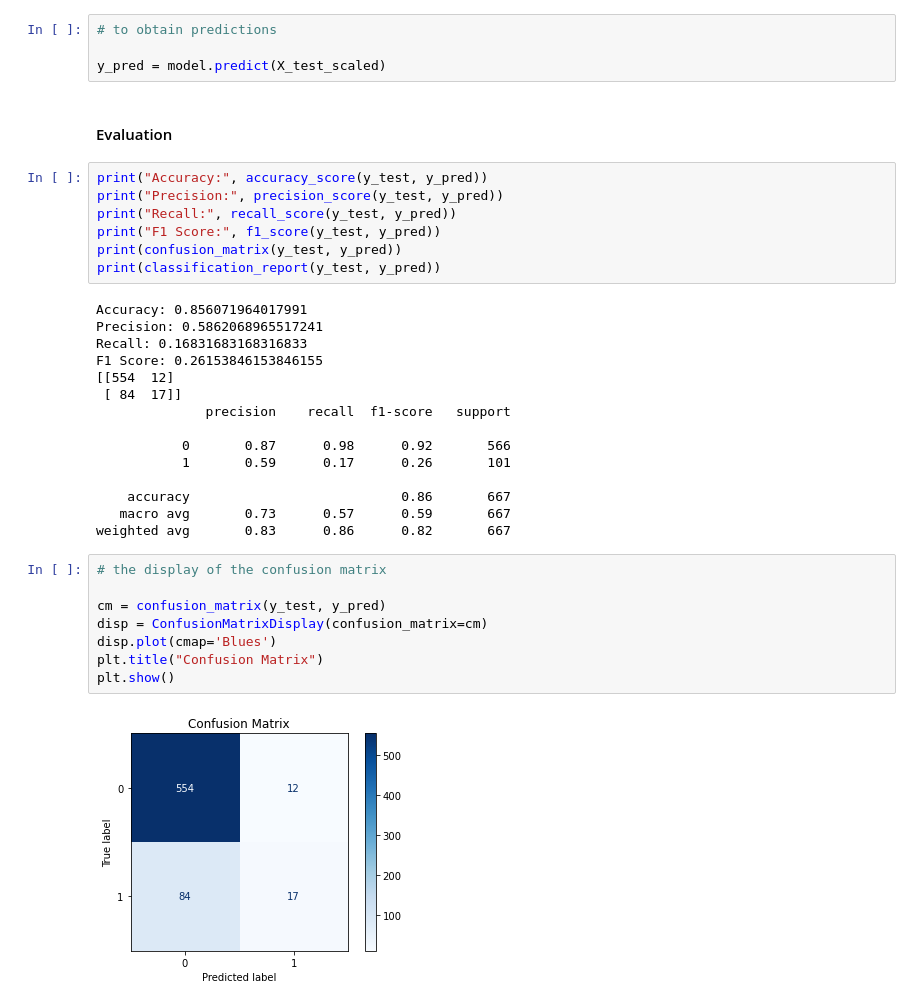
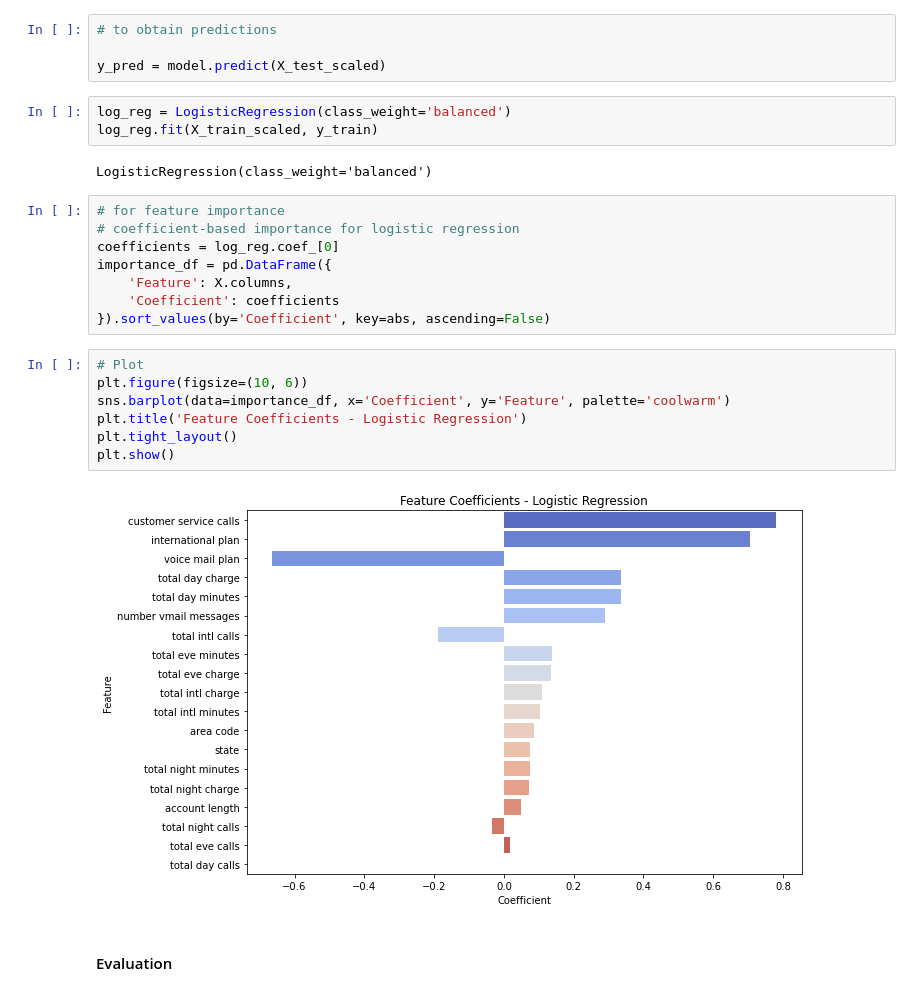
Before and after one commit to CWanderi/P3-Project, a Jupyter notebook: SyriaTel_Customer_Churn_Analysis.ipynb, the cells around one changed output. Drawn from its saved outputs; the diff is of its cells as text.

```diff
--- a/SyriaTel_Customer_Churn_Analysis.ipynb
+++ b/SyriaTel_Customer_Churn_Analysis.ipynb
@@ -183,37 +184,27 @@ LogisticRegression()
 # to obtain predictions
 
 y_pred = model.predict(X_test_scaled)
+# %%
+log_reg = LogisticRegression(class_weight='balanced')
+log_reg.fit(X_train_scaled, y_train)
+# %% [output]
+LogisticRegression(class_weight='balanced')
+# %%
+# for feature importance
+# coefficient-based importance for logistic regression
+coefficients = log_reg.coef_[0]
+importance_df = pd.DataFrame({
+    'Feature': X.columns,
+    'Coefficient': coefficients
+}).sort_values(by='Coefficient', key=abs, ascending=False)
+# %%
+# Plot
+plt.figure(figsize=(10, 6))
+sns.barplot(data=importance_df, x='Coefficient', y='Feature', palette='coolwarm')
+plt.title('Feature Coefficients - Logistic Regression')
+plt.tight_layout()
+plt.show()
+# %% [output]
+[figure, added]
 # %% [markdown]
 #### Evaluation
-# %%
-print("Accuracy:", accuracy_score(y_test, y_pred))
-print("Precision:", precision_score(y_test, y_pred))
-print("Recall:", recall_score(y_test, y_pred))
-print("F1 Score:", f1_score(y_test, y_pred))
-print(confusion_matrix(y_test, y_pred))
-print(classification_report(y_test, y_pred))
-# %% [output]
-Accuracy: 0.856071964017991
-Precision: 0.5862068965517241
-Recall: 0.16831683168316833
-F1 Score: 0.26153846153846155
-[[554  12]
- [ 84  17]]
-              precision    recall  f1-score   support
-
-           0       0.87      0.98      0.92       566
-           1       0.59      0.17      0.26       101
-
-    accuracy                           0.86       667
-   macro avg       0.73      0.57      0.59       667
-weighted avg       0.83      0.86      0.82       667
-# %%
-# the display of the confusion matrix
-
-cm = confusion_matrix(y_test, y_pred)
-disp = ConfusionMatrixDisplay(confusion_matrix=cm)
-disp.plot(cmap='Blues')
-plt.title("Confusion Matrix")
-plt.show()
-# %% [output]
-[figure, removed]
```
Also changed, not shown: parts of 36 cells of this notebook.
